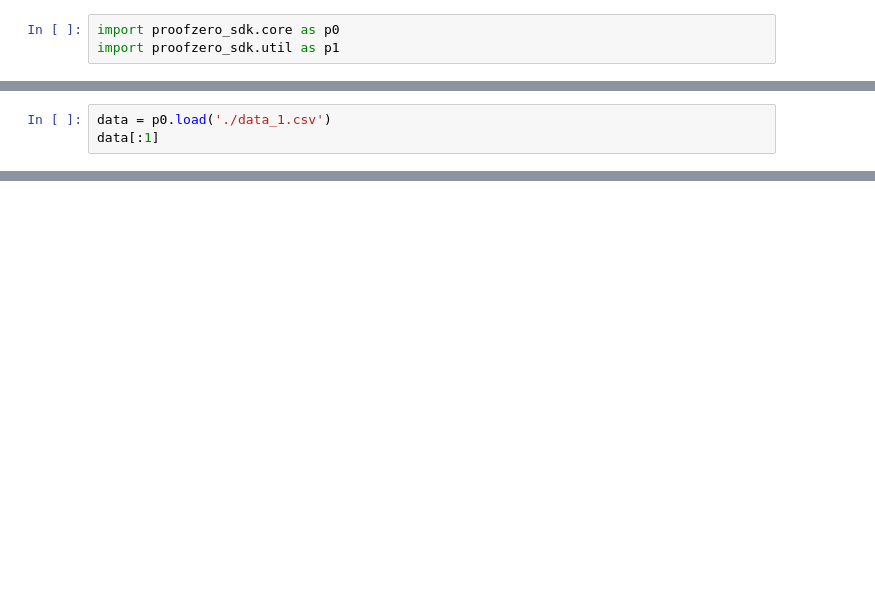
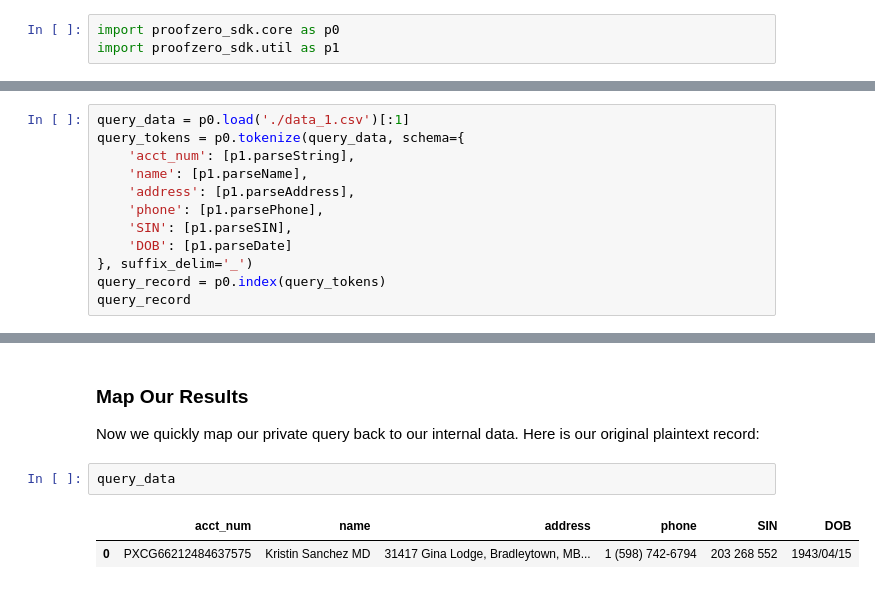
Before and after one commit to alfl/proofzero_sdk, a Jupyter notebook: index.ipynb, the cells around one changed output, grey strips where cells are left out. Saved outputs shown, nothing was run; the diff lists cells and outputs as text; blank space fills up the shorter version.

```diff
--- a/index.ipynb
+++ b/index.ipynb
@@ -25,3 +30,0 @@ import proofzero_sdk.util as p1
-# %%
-data = p0.load('./data_1.csv')
-data[:1]
@@ -29,0 +35,12 @@ FileNotFoundError: [Errno 2] No such file or directory: './data.csv'
+# %%
+query_data = p0.load('./data_1.csv')[:1]
+query_tokens = p0.tokenize(query_data, schema={
+    'acct_num': [p1.parseString],
+    'name': [p1.parseName],
+    'address': [p1.parseAddress],
+    'phone': [p1.parsePhone],
+    'SIN': [p1.parseSIN],
+    'DOB': [p1.parseDate]
+}, suffix_delim='_')
+query_record = p0.index(query_tokens)
+query_record
@@ -29,0 +99,9 @@ FileNotFoundError: [Errno 2] No such file or directory: './data.csv'
+# %% [markdown]
+### Map Our Results
+
+Now we quickly map our private query back to our internal data. Here is our original plaintext record:
+# %%
+query_data
+# %% [output]
+|  | acct_num | name | address | phone | SIN | DOB |
+| 0 | PXCG66212484637575 | Kristin Sanchez MD | 31417 Gina Lodge, Bradleytown, MB... | 1 (598) 742-6794 | 203 268 552 | 1943/04/15 |
```
Also changed, not shown: parts of 15 cells of this notebook, 8 other files.
